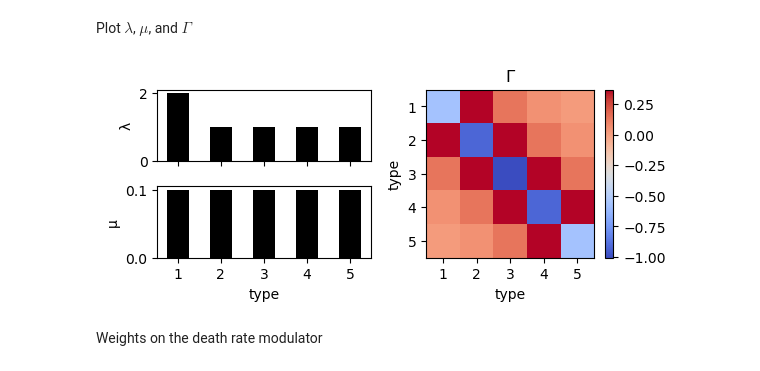
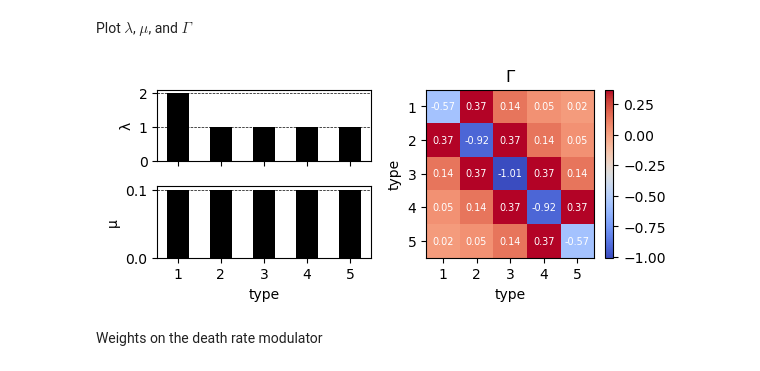
Before and after one commit to WSDeWitt/mfbd, a Jupyter notebook: mean-field-interacting-MTBD.ipynb, the cells around one changed output. Cells and saved outputs as stored; diff of their text form; code cells hidden in the pictures.

```diff
--- a/mean-field-interacting-MTBD.ipynb
+++ b/mean-field-interacting-MTBD.ipynb
@@ -35,34 +39,43 @@ fig = plt.figure(figsize=(6, 2.5))
 ax0 = plt.subplot2grid((2, 2), (0, 0))  # for ax[0]
 ax1 = plt.subplot2grid((2, 2), (1, 0))  # for ax[1]
 ax2 = plt.subplot2grid((2, 2), (0, 1), rowspan=2)  # for ax[2]
 
 type_names = range(1, d + 1)
 
 ax0.bar(type_names, λ, color="k", width=0.5)
 ax0.set_xticklabels([])
+ax0.set_yticks([0, 1, 2])
+ax0.axhline(1, color="k", linestyle="--", linewidth=0.5)
+ax0.axhline(2, color="k", linestyle="--", linewidth=0.5)
 ax0.set_ylabel("λ")
 
 ax1.bar(type_names, μ, color="k", width=0.5)
+ax1.axhline(0.1, color="k", linestyle="--", linewidth=0.5)
 ax1.set_xticks(type_names)
 ax1.set_xlabel("type")
 ax1.set_ylabel("μ")
 
 cmap = ax2.imshow(Γ, cmap="coolwarm")
 ax2.set_xticks(range(d))
 ax2.set_xticklabels(type_names)
 ax2.set_yticks(range(d))
 ax2.set_yticklabels(type_names)
 ax2.set_xlabel("type")
 ax2.set_ylabel("type")
 ax2.set_title("Γ")
 
+for i in range(d):
+    for j in range(d):
+        text = ax2.text(j, i, f"{Γ[i, j]:.2f}",
+                       ha="center", va="center", color="w", size=7)
+
 cmap = fig.colorbar(cmap, ax=ax2, shrink=1.0)
 
 plt.tight_layout()
 plt.savefig("output/params.pdf")
 plt.show()
 # %% [output]
-[figure, old version]
+[figure, new version]
 # %% [markdown]
 Weights on the death rate modulator
 # %%
```
Also changed, not shown: parts of 12 cells of this notebook, 8 other files.
